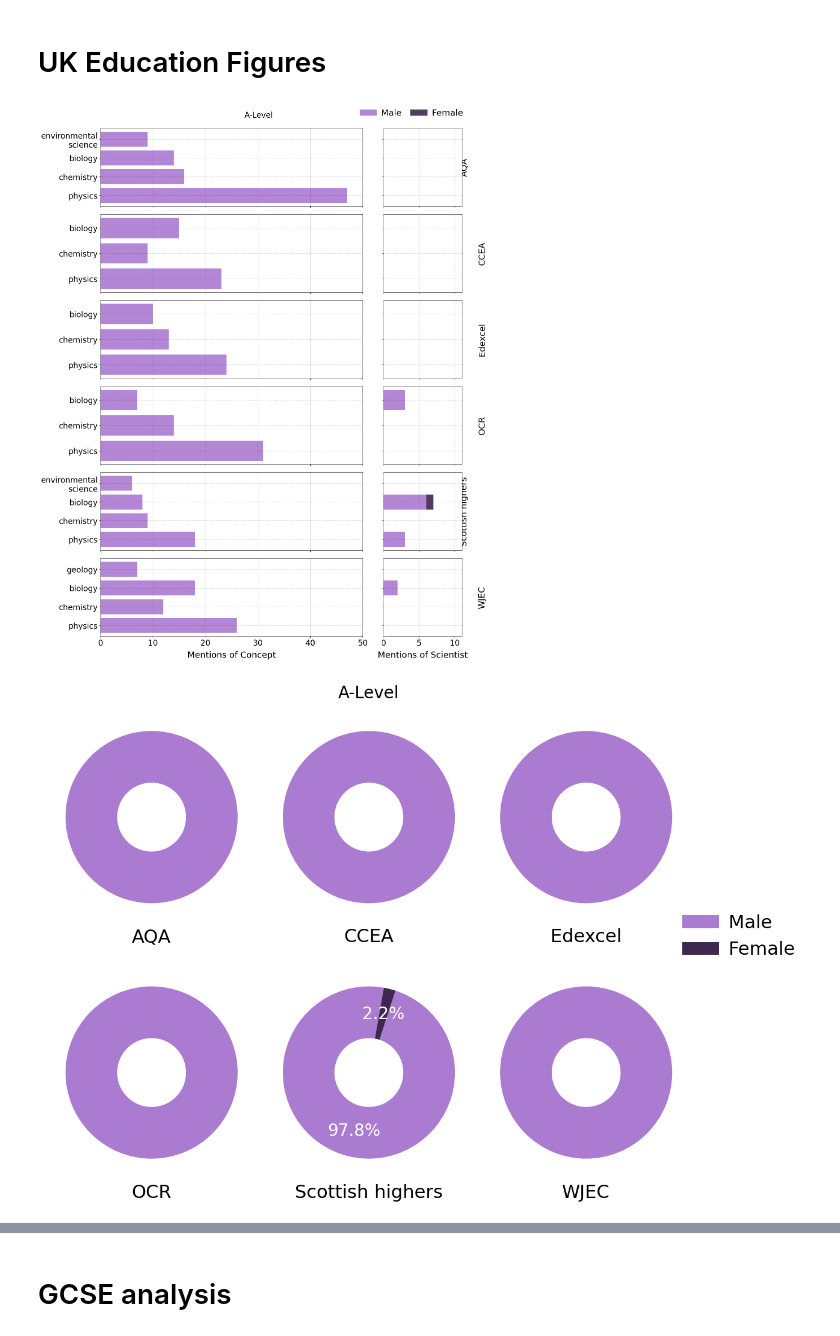
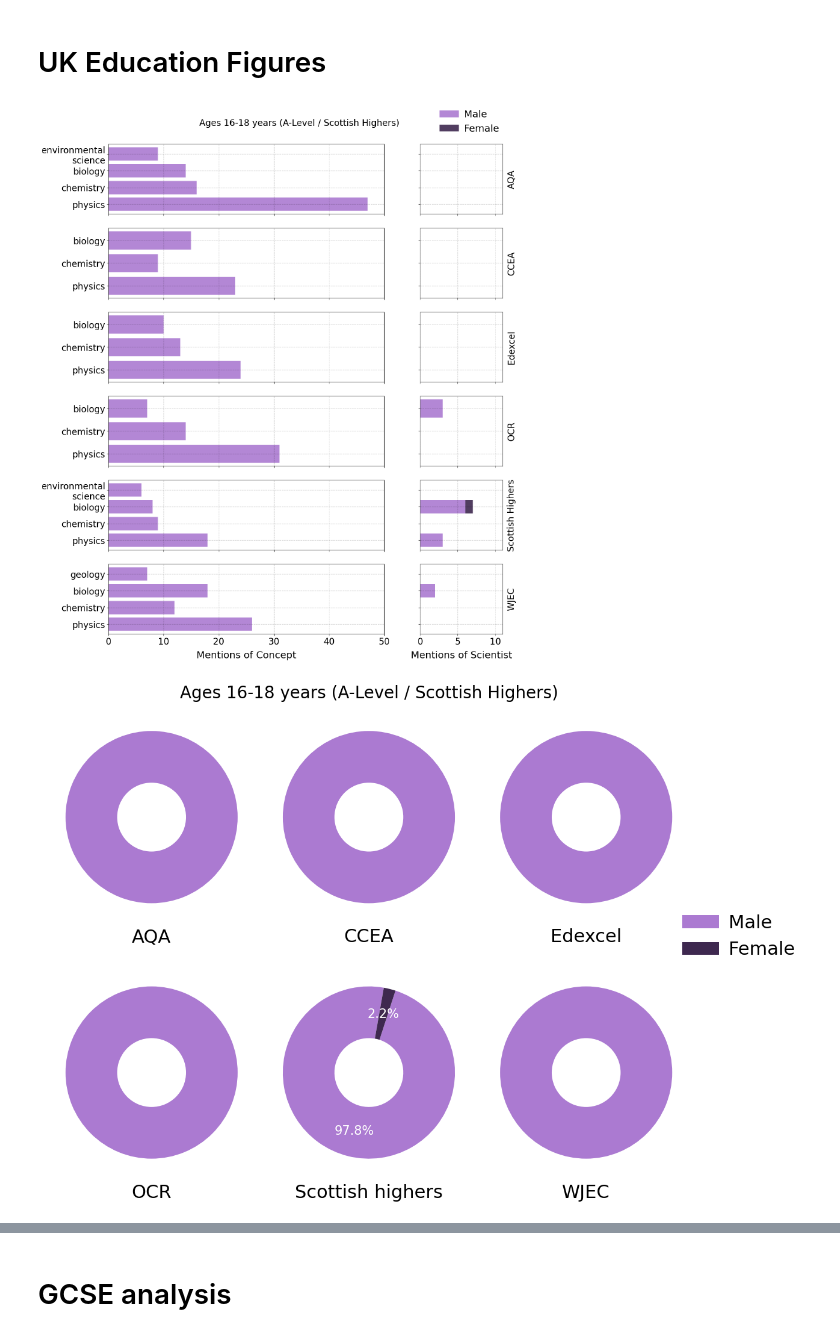
Before and after one commit to cookehmh/IncludeHerUK, a Jupyter notebook: Python/Plot_Figures_UK.ipynb, the cells around one changed output, grey strips where cells are left out. Drawn from its saved outputs; the diff is of its cells as text; code cells hidden in the pictures.

Commit message:
Updating figures with final data

```diff
--- a/Python/Plot_Figures_UK.ipynb
+++ b/Python/Plot_Figures_UK.ipynb
@@ -254,10 +254,16 @@ for ii, board in enumerate(exam_boards):
     axs[ii, 0].set_yticks(y)
     axs[ii, 0].set_yticklabels([subject_display_names.get(sb, sb) for sb in subjects_here])
 
-
-    axs[ii, 0].set_ylabel(
-        'Scottish Highers' if board == 'Scottish_highers' else board,
-        labelpad=-1090
+    axs[ii, 1].text(
+        1.05,                          # slightly outside the right side
+        0.5,                           # vertically centered
+        'Scottish Highers' if board == 'Scottish highers' else board,
+        rotation=90,                   # rotate text vertically
+        ha='left',                      # left-align text
+        va='center',                    # vertically centered
+        fontsize=20,                    # adjust font size
+        fontweight='normal',            # regular weight
+        transform=axs[ii, 1].transAxes
     )
 
     axs[ii, 0].set_xlim(0, 50)
@@ -305,46 +311,37 @@ for ii, board in enumerate(exam_boards):
 
     axs[ii, 1].set_xlim(0, 11)
     axs[ii, 1].tick_params(labelleft=False)
 
     if ii != len(exam_boards) - 1:
         axs[ii, 1].tick_params(labelbottom=False)
 
 
 # ------------------------------------------------------------
 # Axis labels, legend, layout
 # ------------------------------------------------------------
 
 axs[-1, 0].set_xlabel("Mentions of Concept", labelpad=10)
 axs[-1, 1].set_xlabel("Mentions of Scientist", labelpad=10)
 
 plt.figlegend(
     ['Male', 'Female'],
-    bbox_to_anchor=(0.96, 0.99),
+    bbox_to_anchor=(0.9, 0.94),
     bbox_transform=fig.transFigure,
-    ncol=2,
+    ncol=1,
     borderaxespad=0.,
     handletextpad=0.5,
     columnspacing=1
 )
 
-plt.subplots_adjust(
-    wspace=0.12,
-    hspace=0.1,
-    left=0.15,
-    right=0.95,
-    top=0.95,
-    bottom=0.05
-)
-
-plt.suptitle('A-Level', fontsize=20)
+plt.suptitle('Ages 16-18 years (A-Level / Scottish Highers)', fontsize=20, y = 0.92)
 
 plt.savefig(
     '../Figures/summary_subjects_A_Level_UK.png',
     dpi=100,
     bbox_inches='tight'
 )
 # %% [output]
-[figure, old version]
+[figure, new version]
 # %%
 fig, ax = plt.subplots(nrows=2, ncols=3, figsize=(12, 9))
 ax = ax.flatten()  # flatten to make indexing easier
@@ -363,7 +360,7 @@ for jj in range(6):
             val, colors=[colours[1], colours[0]],
             startangle=80, wedgeprops=dict(width=.6),
             autopct='%1.1f%%', pctdistance=0.7,
-            textprops={'fontsize': 20, 'color': 'white'}
+            textprops={'fontsize': 15, 'color': 'white'}
         )
 
     if (exam_boards[jj] == 'Scottish_highers'):
@@ -382,11 +379,11 @@ plt.figlegend(['Male', 'Female'], bbox_to_anchor=(1.1, 0.57),#(1, 0.55)
 
 plt.subplots_adjust(wspace=0.01, hspace=0.1, left=0.05, right=0.95, top=0.95, bottom=0.05)
 
-plt.suptitle('A-Level', fontsize = 20)
+plt.suptitle('Ages 16-18 years (A-Level / Scottish Highers)', fontsize=20)
 
 plt.savefig('../Figures/summary_male_vs_female_UK_A_Level.png', dpi = 100, bbox_inches='tight')
 # %% [output]
-[figure, old version]
+[figure, new version]
 # %%
 # Create pie charts showing scientist vs concept breakdown per exam board
 fig, ax = plt.subplots(nrows=2, ncols=3, figsize=(12, 9))
```
Also changed, not shown: parts of 6 cells of this notebook, 10 other files.
